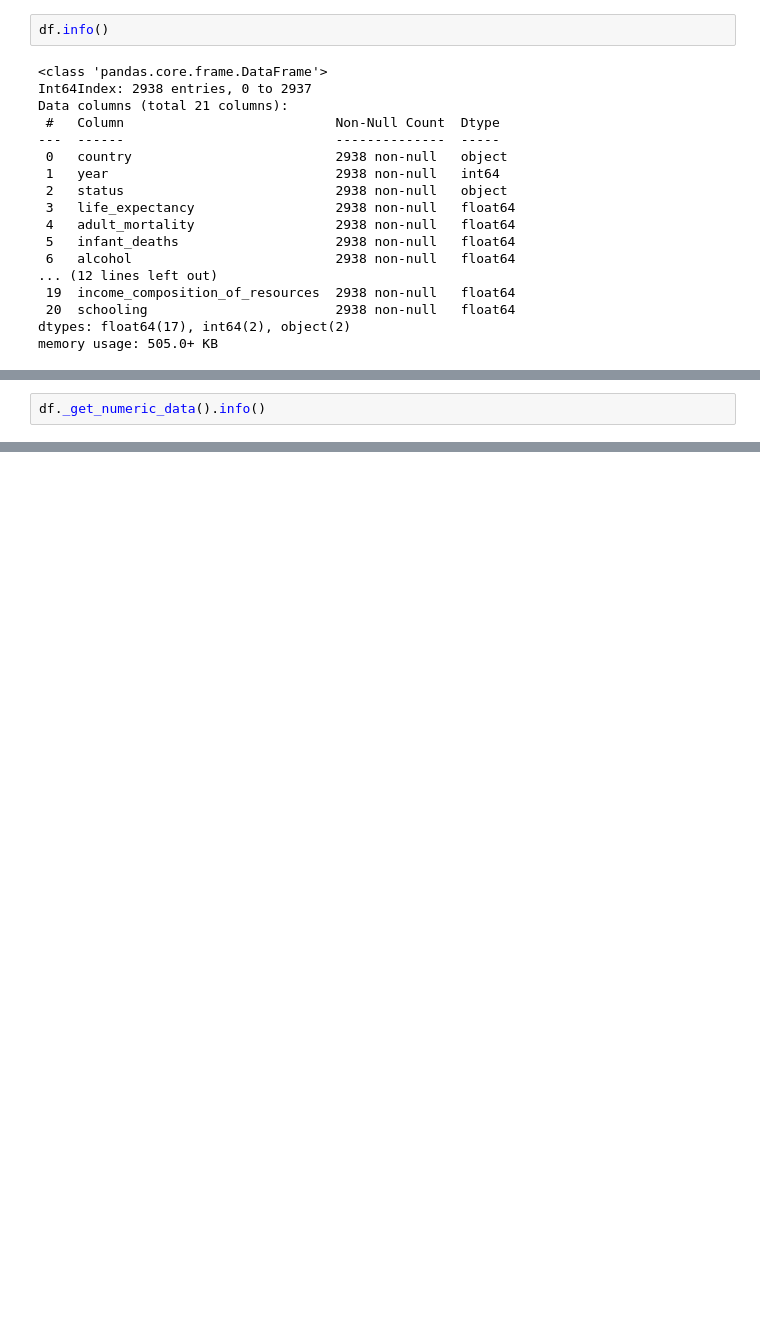
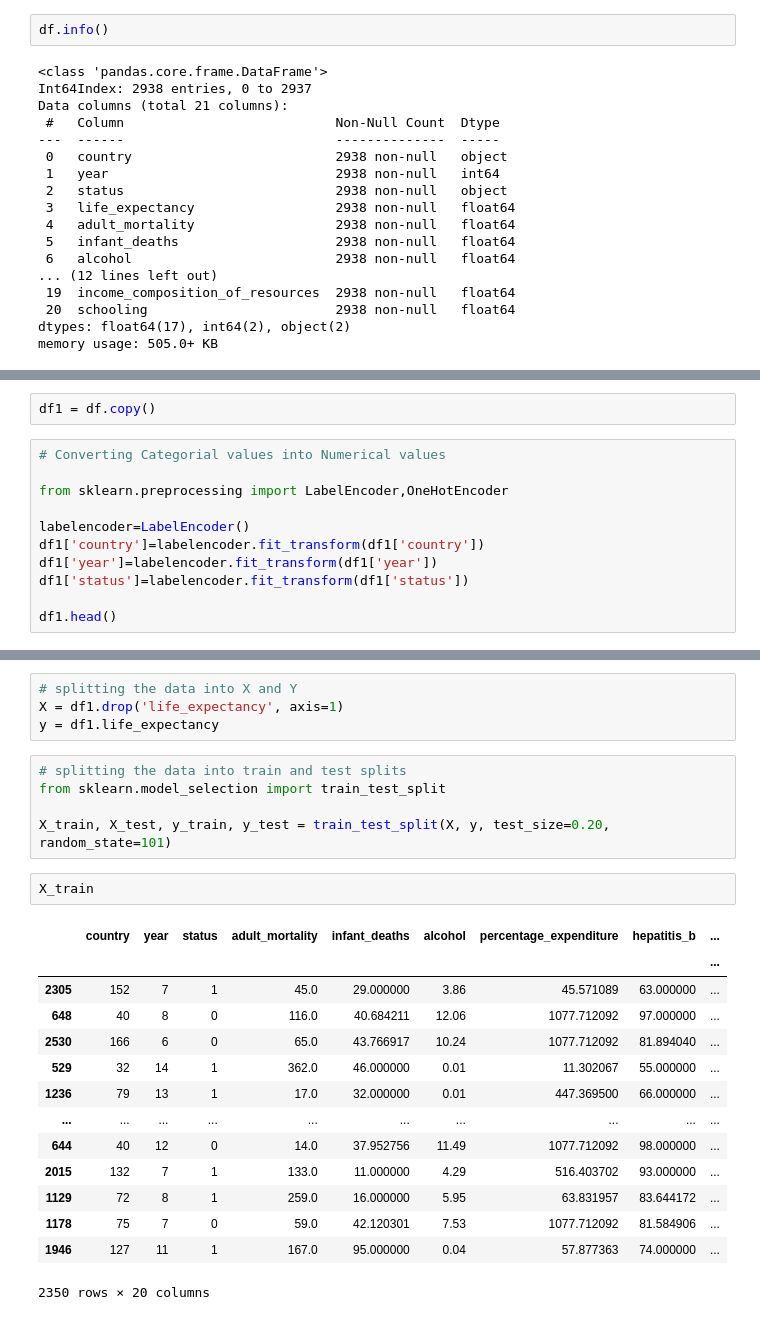
Before and after one commit to Dnezzhello/python_project, a Jupyter notebook: Simple_Linear_Regression.ipynb, the cells around one changed output, grey strips where cells are left out. Drawn from its saved outputs; the diff is of its cells as text; blank space fills up the shorter version.

```diff
--- a/Simple_Linear_Regression.ipynb
+++ b/Simple_Linear_Regression.ipynb
@@ -63,3 +61,14 @@ memory usage: 505.0+ KB
+# %%
+df1 = df.copy()
 # %%
-df._get_numeric_data().info()
+# Converting Categorial values into Numerical values
+
+from sklearn.preprocessing import LabelEncoder,OneHotEncoder
+
+labelencoder=LabelEncoder()
+df1['country']=labelencoder.fit_transform(df1['country'])
+df1['year']=labelencoder.fit_transform(df1['year'])
+df1['status']=labelencoder.fit_transform(df1['status'])
+
+df1.head()
 # %% [output]
@@ -82,0 +103,26 @@ memory usage: 459.1 KB
+# %%
+# splitting the data into X and Y
+X = df1.drop('life_expectancy', axis=1)
+y = df1.life_expectancy
+# %%
+# splitting the data into train and test splits
+from sklearn.model_selection import train_test_split
+
+X_train, X_test, y_train, y_test = train_test_split(X, y, test_size=0.20, random_state=101)
+# %%
+X_train
+# %% [output]
+|  | country | year | status | adult_mortality | infant_deaths | alcohol | percentage_expenditure | hepatitis_b | ... |
+|  |  |  |  |  |  |  |  |  | ... |
+| 2305 | 152 | 7 | 1 | 45.0 | 29.000000 | 3.86 | 45.571089 | 63.000000 | ... |
+| 648 | 40 | 8 | 0 | 116.0 | 40.684211 | 12.06 | 1077.712092 | 97.000000 | ... |
+| 2530 | 166 | 6 | 0 | 65.0 | 43.766917 | 10.24 | 1077.712092 | 81.894040 | ... |
+| 529 | 32 | 14 | 1 | 362.0 | 46.000000 | 0.01 | 11.302067 | 55.000000 | ... |
+| 1236 | 79 | 13 | 1 | 17.0 | 32.000000 | 0.01 | 447.369500 | 66.000000 | ... |
+| ... | ... | ... | ... | ... | ... | ... | ... | ... | ... |
+| 644 | 40 | 12 | 0 | 14.0 | 37.952756 | 11.49 | 1077.712092 | 98.000000 | ... |
+| 2015 | 132 | 7 | 1 | 133.0 | 11.000000 | 4.29 | 516.403702 | 93.000000 | ... |
+| 1129 | 72 | 8 | 1 | 259.0 | 16.000000 | 5.95 | 63.831957 | 83.644172 | ... |
+| 1178 | 75 | 7 | 0 | 59.0 | 42.120301 | 7.53 | 1077.712092 | 81.584906 | ... |
+| 1946 | 127 | 11 | 1 | 167.0 | 95.000000 | 0.04 | 57.877363 | 74.000000 | ... |
+2350 rows × 20 columns
```
Also changed, not shown: parts of 21 cells of this notebook, 2 other files.
